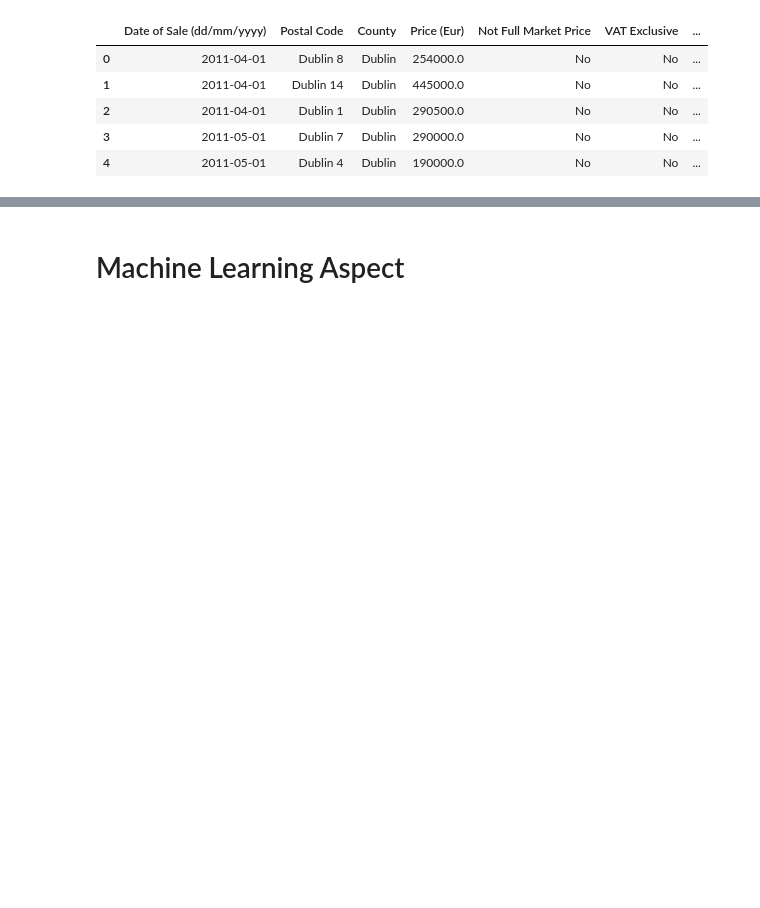
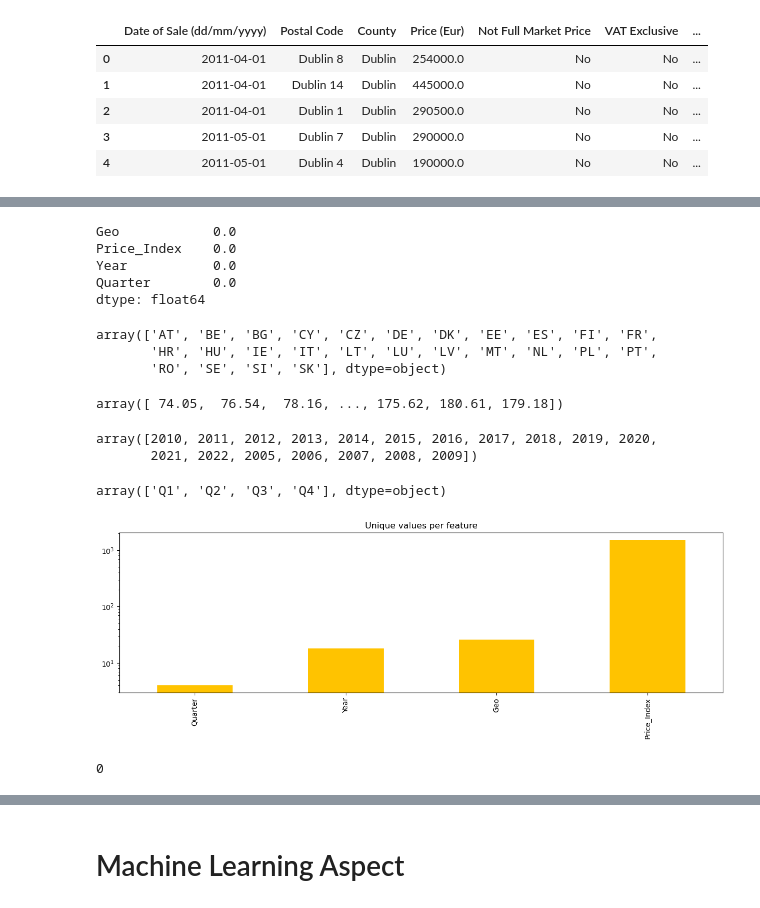
Before and after one commit to sba22232/Sem1CA1Repeatsba22232, a Jupyter notebook: Sem1CA1Repeat/Sem1CA1Repeatsba22232.ipynb, the cells around one changed output, grey strips where cells are left out. Drawn from its saved outputs; the diff is of its cells as text; code cells hidden in the pictures; blank space fills up the shorter version.

```diff
--- a/Sem1CA1Repeat/Sem1CA1Repeatsba22232.ipynb
+++ b/Sem1CA1Repeat/Sem1CA1Repeatsba22232.ipynb
@@ -430,0 +243,3 @@ P-value: 7.782457472780755e-224
+# %%
+pi = pd.read_csv('priceindexcities.csv')
+pi.head()
@@ -430,0 +309,39 @@ P-value: 7.782457472780755e-224
+# %%
+(pi.isnull().sum()/(len(data)))*100
+# %% [output]
+Geo            0.0
+Price_Index    0.0
+Year           0.0
+Quarter        0.0
+dtype: float64
+# %%
+pi['Geo'].unique()
+# %% [output]
+array(['AT', 'BE', 'BG', 'CY', 'CZ', 'DE', 'DK', 'EE', 'ES', 'FI', 'FR',
+       'HR', 'HU', 'IE', 'IT', 'LT', 'LU', 'LV', 'MT', 'NL', 'PL', 'PT',
+       'RO', 'SE', 'SI', 'SK'], dtype=object)
+# %%
+pi['Price_Index'].unique()
+# %% [output]
+array([ 74.05,  76.54,  78.16, ..., 175.62, 180.61, 179.18])
+# %%
+pi['Year'].unique()
+# %% [output]
+array([2010, 2011, 2012, 2013, 2014, 2015, 2016, 2017, 2018, 2019, 2020,
+       2021, 2022, 2005, 2006, 2007, 2008, 2009])
+# %%
+pi['Quarter'].unique()
+# %% [output]
+array(['Q1', 'Q2', 'Q3', 'Q4'], dtype=object)
+# %%
+# For each numerical feature compute number of unique entries
+unique_values = pi.nunique().sort_values()
+
+# Plot information with y-axis in log-scale
+unique_values.plot.bar(logy=True, figsize=(15, 4), title="Unique values per feature");
+# %% [output]
+[figure, added]
+# %%
+pi.duplicated().sum()
+# %% [output]
+0
```
Also changed, not shown: parts of 110 cells of this notebook, 3 other files.
